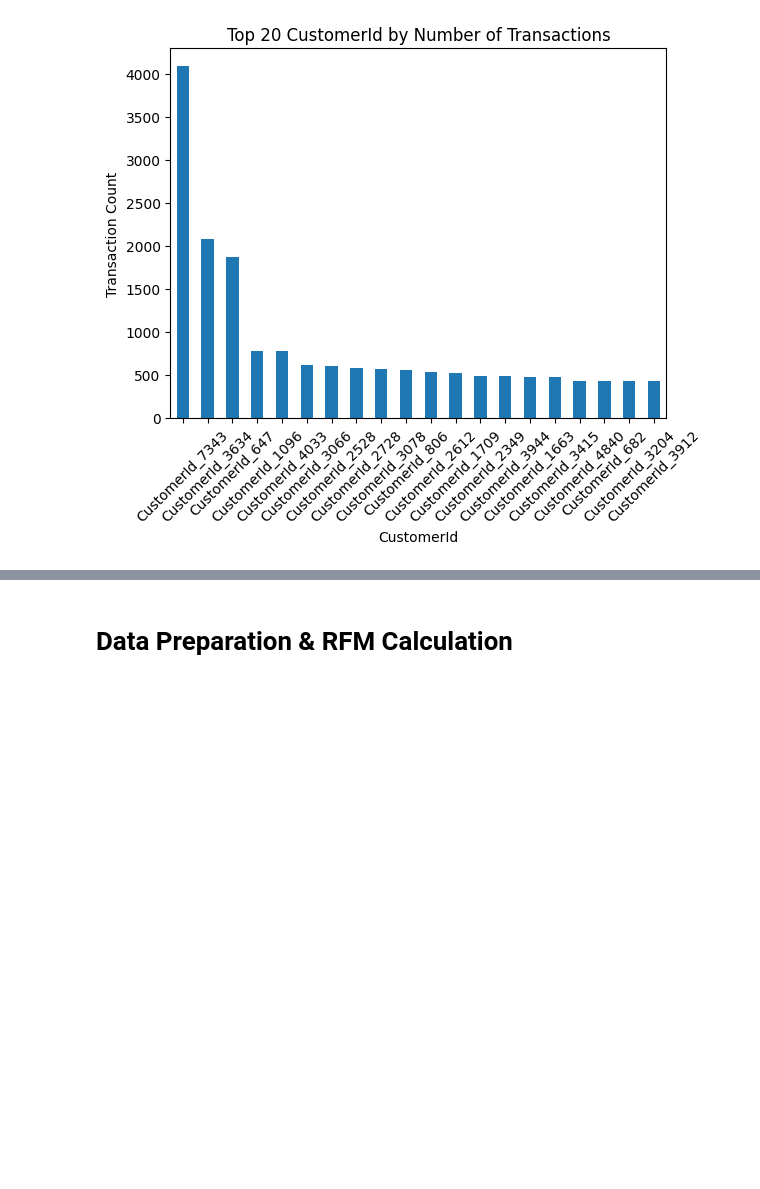
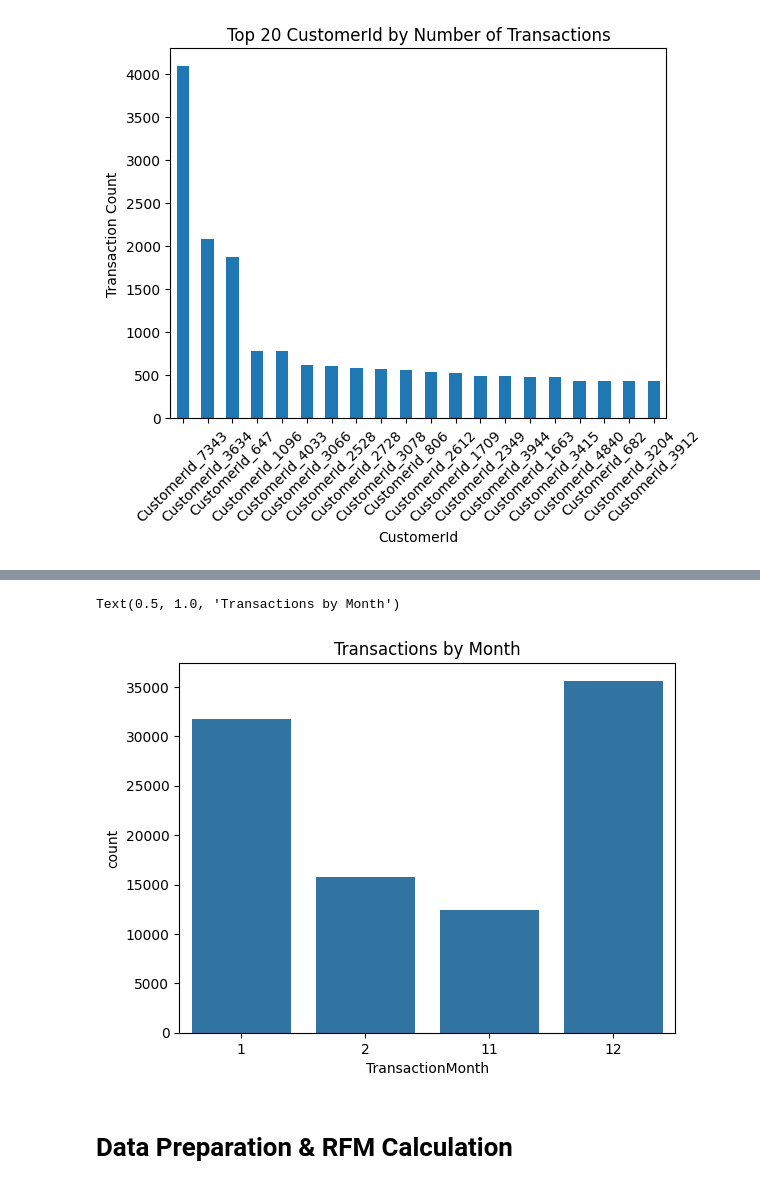
Before and after one commit to ayanasamuel8/credit-risk-analysis, a Jupyter notebook: notebooks/1.0-eda.ipynb, the cells around one changed output, grey strips where cells are left out. Cells and saved outputs as stored; diff of their text form; code cells hidden in the pictures; blank space fills up the shorter version.

```diff
--- a/notebooks/1.0-eda.ipynb
+++ b/notebooks/1.0-eda.ipynb
@@ -126,3 +139,9 @@ for col in many_uniques:
+# %%
+sns.countplot(x='TransactionMonth', data=df)
+plt.title("Transactions by Month")
+# %% [output]
+Text(0.5, 1.0, 'Transactions by Month')
+[figure, added]
 # %% [markdown]
 # Data Preparation & RFM Calculation
 # %%
```
Also changed, not shown: parts of 2 cells of this notebook.
